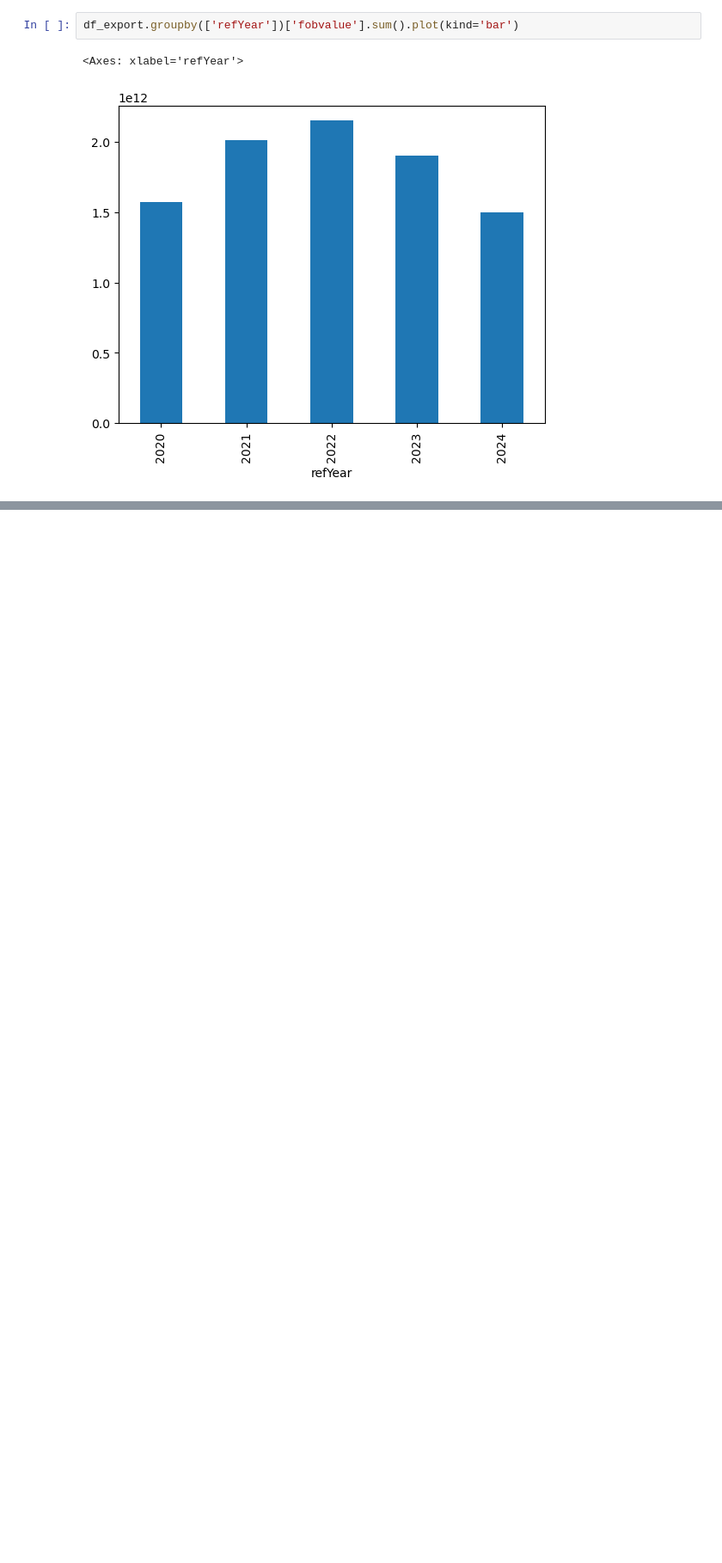
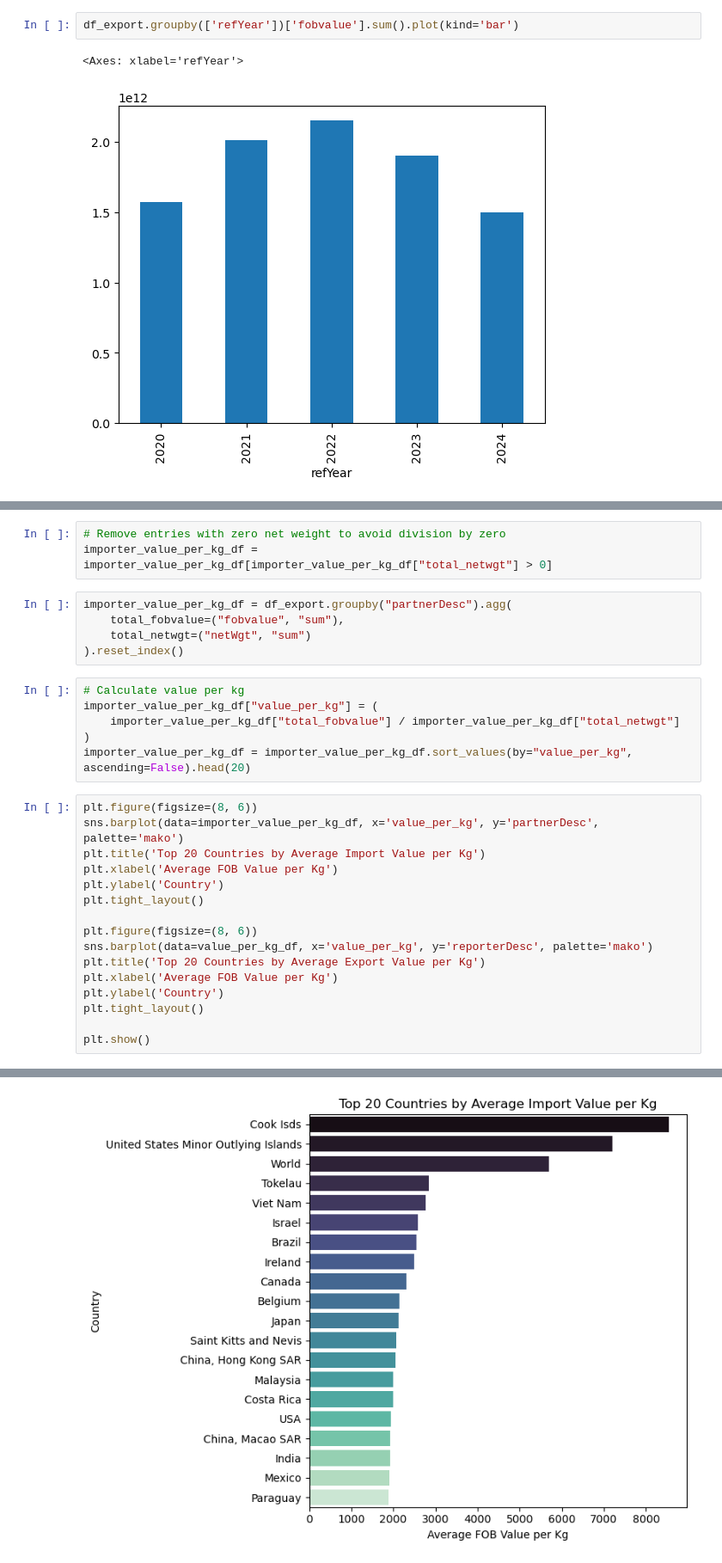
Before and after one commit to rfih/Dibimbing---DSDA, a Jupyter notebook: Final Project/Final.ipynb, the cells around one changed output, grey strips where cells are left out. Shown at 86% size. Cells and saved outputs as stored; diff of their text form; blank space fills up the shorter version.

```diff
--- a/Final Project/Final.ipynb
+++ b/Final Project/Final.ipynb
@@ -714,0 +775,31 @@ df_export.groupby(['refYear'])['fobvalue'].sum().plot(kind='bar')
+# %%
+# Remove entries with zero net weight to avoid division by zero
+importer_value_per_kg_df = importer_value_per_kg_df[importer_value_per_kg_df["total_netwgt"] > 0]
+# %%
+importer_value_per_kg_df = df_export.groupby("partnerDesc").agg(
+    total_fobvalue=("fobvalue", "sum"),
+    total_netwgt=("netWgt", "sum")
+).reset_index()
+# %%
+# Calculate value per kg
+importer_value_per_kg_df["value_per_kg"] = (
+    importer_value_per_kg_df["total_fobvalue"] / importer_value_per_kg_df["total_netwgt"]
+)
+importer_value_per_kg_df = importer_value_per_kg_df.sort_values(by="value_per_kg", ascending=False).head(20)
+# %%
+plt.figure(figsize=(8, 6))
+sns.barplot(data=importer_value_per_kg_df, x='value_per_kg', y='partnerDesc', palette='mako')
+plt.title('Top 20 Countries by Average Import Value per Kg')
+plt.xlabel('Average FOB Value per Kg')
+plt.ylabel('Country')
+plt.tight_layout()
+
+plt.figure(figsize=(8, 6))
+sns.barplot(data=value_per_kg_df, x='value_per_kg', y='reporterDesc', palette='mako')
+plt.title('Top 20 Countries by Average Export Value per Kg')
+plt.xlabel('Average FOB Value per Kg')
+plt.ylabel('Country')
+plt.tight_layout()
+
+plt.show()
+# %% [output]
@@ -714,0 +813 @@ df_export.groupby(['refYear'])['fobvalue'].sum().plot(kind='bar')
+[figure, added]
```
Also changed, not shown: parts of 8 cells of this notebook.
